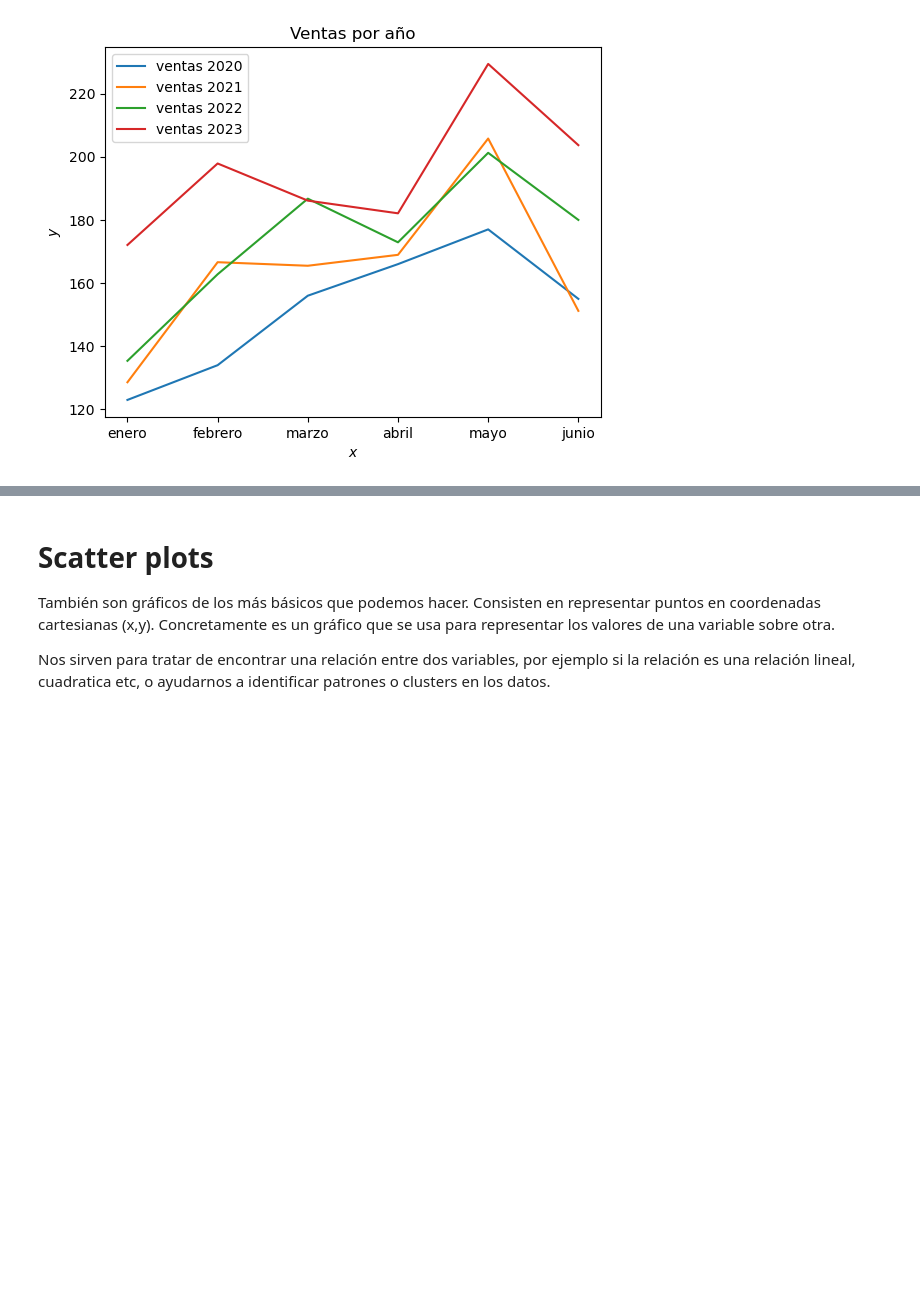
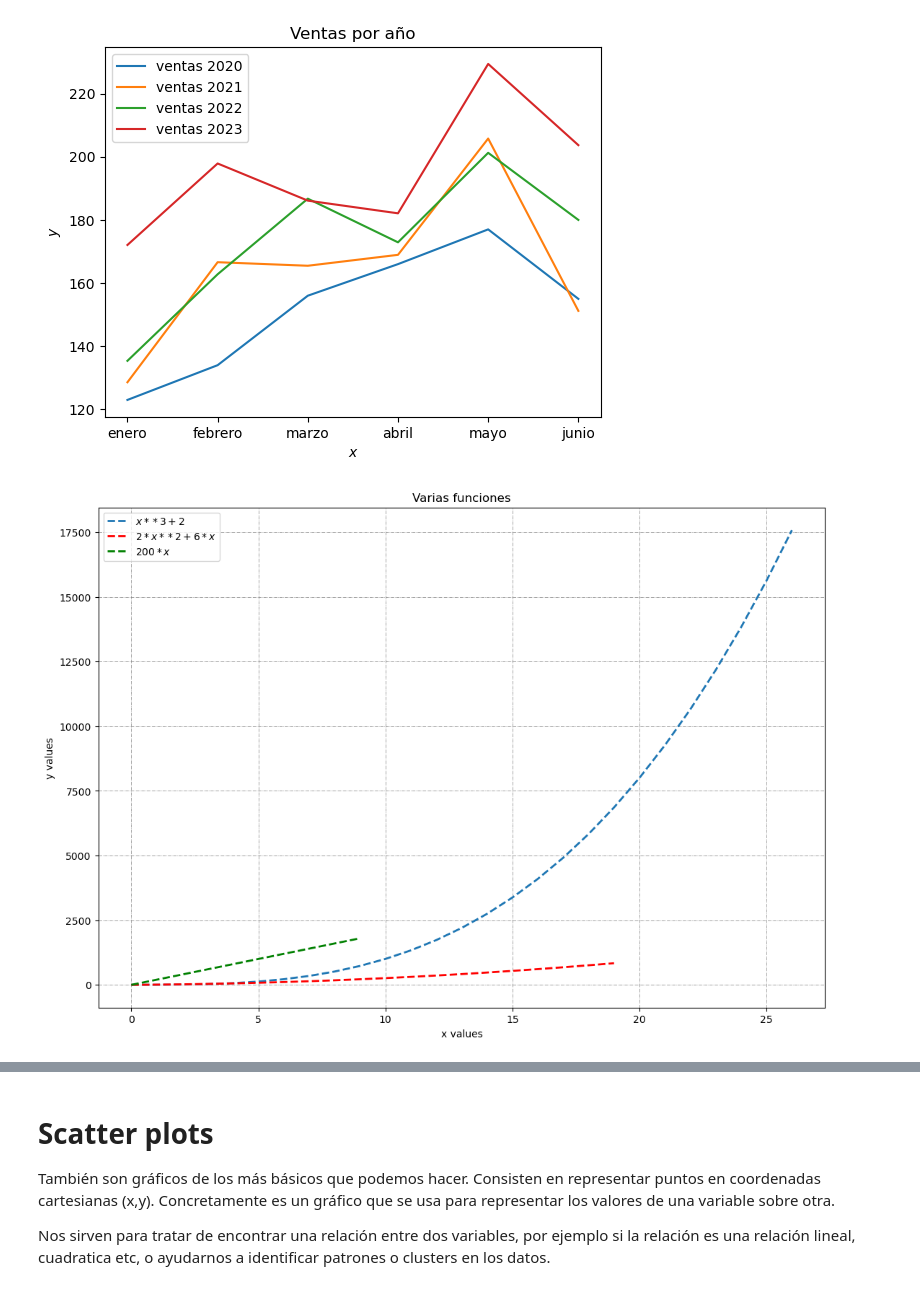
Before and after one commit to juliestadisticacode/Matplotlib-curso, a Jupyter notebook: Matplotlib_linear_and_scatter.ipynb, the cells around one changed output, grey strips where cells are left out. Cells and saved outputs as stored; diff of their text form; code cells hidden in the pictures; blank space fills up the shorter version.

```diff
--- a/Matplotlib_linear_and_scatter.ipynb
+++ b/Matplotlib_linear_and_scatter.ipynb
@@ -79,3 +79,23 @@ plt.legend()
 plt.show()
 # %% [output]
 [figure]
+# %%
+# Observemos que podemos usar diferentes rangos tanto para x como para y
+x_lista01=range(0,27)
+x_lista02=range(0,20)
+x_lista03=range(0,10)
+
+y_lista01=[x**3+2 for x in x_lista01]
+y_lista02=[2*x**2 + 6*x for x in x_lista02]
+y_lista03=[200*x for x in x_lista03]
+
+leyenda=[r'$x**3+2$',r'$2*x**2+ 6*x$', r'$200*x$']
+plt.plot(x_lista01, y_lista01, '--', x_lista02, y_lista02, 'r--', x_lista03, y_lista03, 'g--', linewidth=2 )
+plt.title('Varias funciones')
+plt.xlabel('x values')
+plt.ylabel('y values')
+plt.legend(labels=leyenda)
+plt.grid(True, linestyle='-.', linewidth=0.5, color='gray')
+plt.show()
+# %% [output]
+[figure, added]
```
Also changed, not shown: parts of 2 cells of this notebook, 4 other files.
